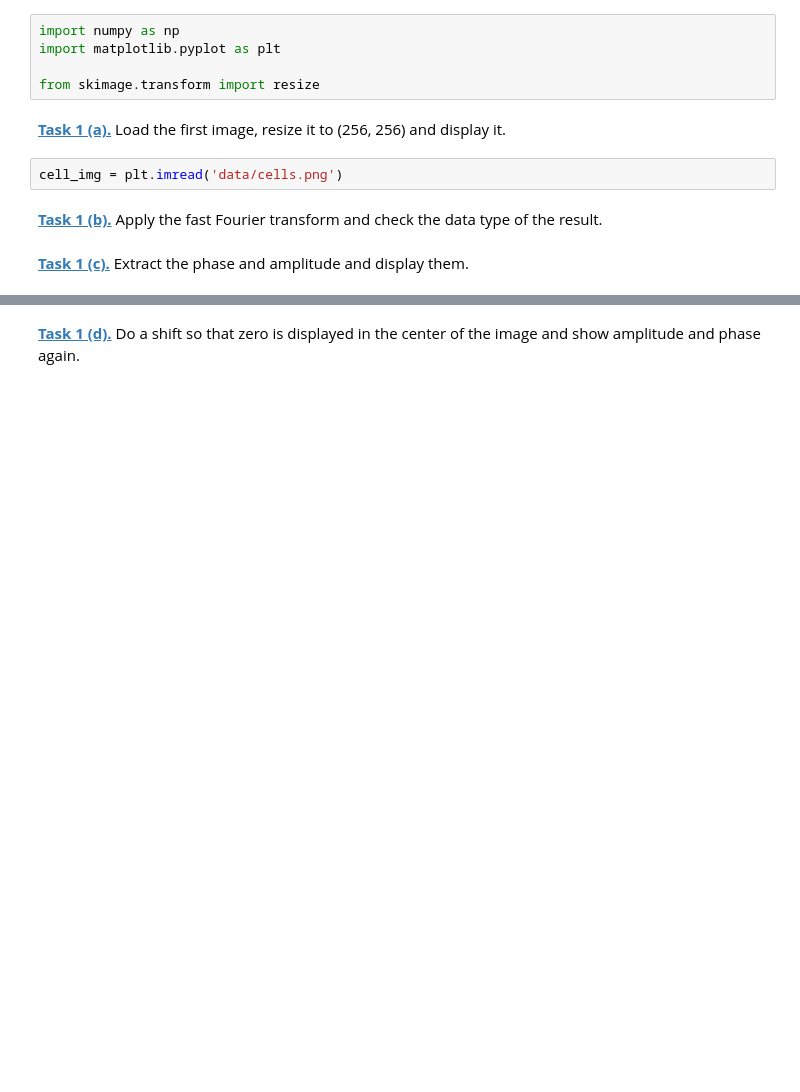
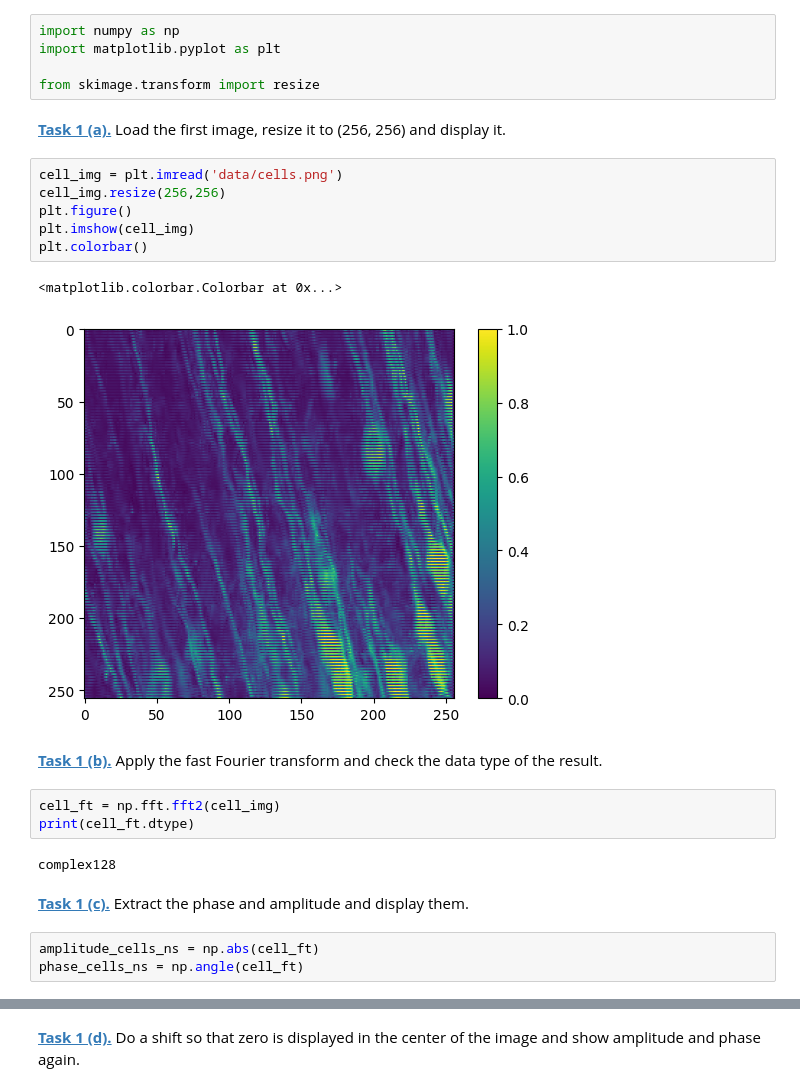
Before and after one commit to grosserC/mobi-fs5-python, a Jupyter notebook: fourier.ipynb, the cells around one changed output, grey strips where cells are left out. Saved outputs shown, nothing was run; the diff lists cells and outputs as text; blank space fills up the shorter version.

```diff
--- a/fourier.ipynb
+++ b/fourier.ipynb
@@ -9,10 +9,25 @@ from skimage.transform import resize
 **[Task 1 (a).]()** Load the first image, resize it to (256, 256) and display it.
 # %%
 cell_img = plt.imread('data/cells.png')
+cell_img.resize(256,256)
+plt.figure()
+plt.imshow(cell_img)
+plt.colorbar()
+# %% [output]
+<matplotlib.colorbar.Colorbar at 0x...>
+[figure, added]
 # %% [markdown]
 **[Task 1 (b).]()** Apply the fast Fourier transform and check the data type of the result.
+# %%
+cell_ft = np.fft.fft2(cell_img)
+print(cell_ft.dtype)
+# %% [output]
+complex128
 # %% [markdown]
 **[Task 1 (c).]()** Extract the phase and amplitude and display them.
+# %%
+amplitude_cells_ns = np.abs(cell_ft)
+phase_cells_ns = np.angle(cell_ft)
 # %%
 plt.figure()
 plt.subplot(1, 2, 1)
```
Also changed, not shown: parts of 12 cells of this notebook, 1 other file.
